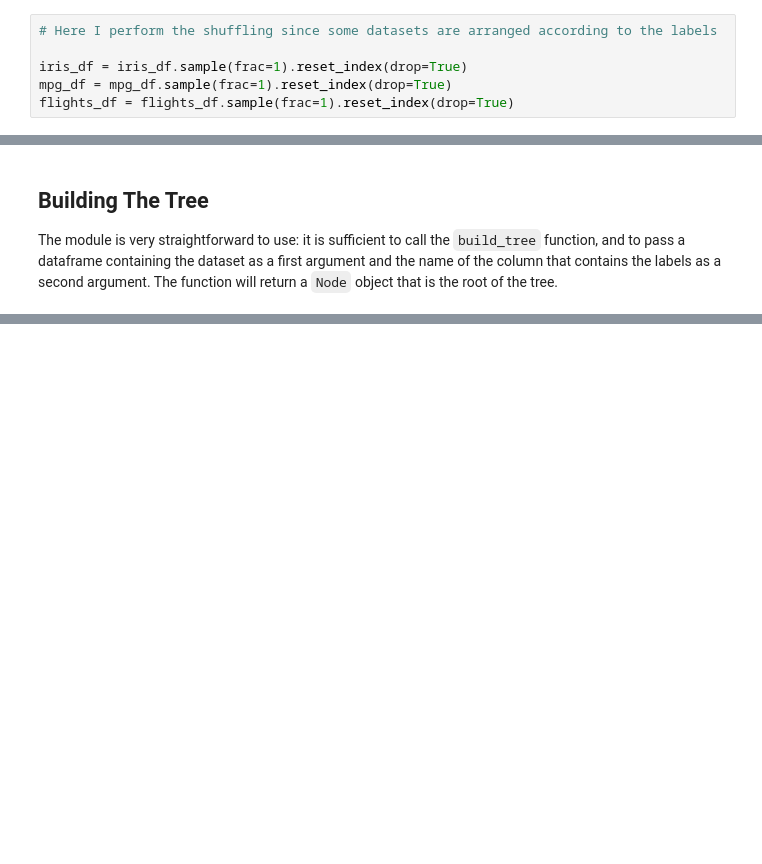
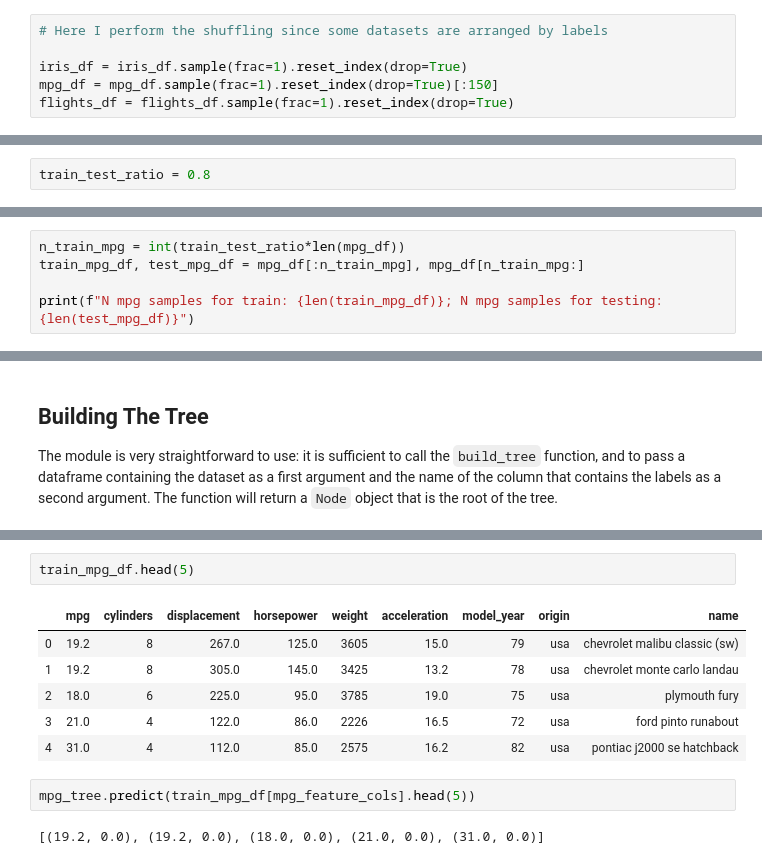
Before and after one commit to GiovanniCiampi/MachineLearning, a Jupyter notebook: DecisionTree/Notebook.ipynb, the cells around one changed output, grey strips where cells are left out. Drawn from its saved outputs; the diff is of its cells as text; blank space fills up the shorter version.

```diff
--- a/DecisionTree/Notebook.ipynb
+++ b/DecisionTree/Notebook.ipynb
@@ -18,6 +42,6 @@ flights_df = pd.read_csv('https://raw.githubusercontent.com/mwaskom/seaborn-data
 # %%
-# Here I perform the shuffling since some datasets are arranged according to the labels
+# Here I perform the shuffling since some datasets are arranged by labels
 
 iris_df = iris_df.sample(frac=1).reset_index(drop=True)
-mpg_df = mpg_df.sample(frac=1).reset_index(drop=True)
+mpg_df = mpg_df.sample(frac=1).reset_index(drop=True)[:150]
 flights_df = flights_df.sample(frac=1).reset_index(drop=True)
@@ -23,0 +50,2 @@ flights_df = flights_df.sample(frac=1).reset_index(drop=True)
+# %%
+train_test_ratio = 0.8
@@ -23,0 +59,5 @@ flights_df = flights_df.sample(frac=1).reset_index(drop=True)
+# %%
+n_train_mpg = int(train_test_ratio*len(mpg_df))
+train_mpg_df, test_mpg_df = mpg_df[:n_train_mpg], mpg_df[n_train_mpg:]
+
+print(f"N mpg samples for train: {len(train_mpg_df)}; N mpg samples for testing: {len(test_mpg_df)}")
@@ -162,0 +125,13 @@ tree_3.print_tree()
+# %%
+train_mpg_df.head(5)
+# %% [output]
+|  | mpg | cylinders | displacement | horsepower | weight | acceleration | model_year | origin | name |
+| 0 | 19.2 | 8 | 267.0 | 125.0 | 3605 | 15.0 | 79 | usa | chevrolet malibu classic (sw) |
+| 1 | 19.2 | 8 | 305.0 | 145.0 | 3425 | 13.2 | 78 | usa | chevrolet monte carlo landau |
+| 2 | 18.0 | 6 | 225.0 | 95.0 | 3785 | 19.0 | 75 | usa | plymouth fury |
+| 3 | 21.0 | 4 | 122.0 | 86.0 | 2226 | 16.5 | 72 | usa | ford pinto runabout |
+| 4 | 31.0 | 4 | 112.0 | 85.0 | 2575 | 16.2 | 82 | usa | pontiac j2000 se hatchback |
+# %%
+mpg_tree.predict(train_mpg_df[mpg_feature_cols].head(5))
+# %% [output]
+[(19.2, 0.0), (19.2, 0.0), (18.0, 0.0), (21.0, 0.0), (31.0, 0.0)]
```
Also changed, not shown: parts of 50 cells of this notebook.
